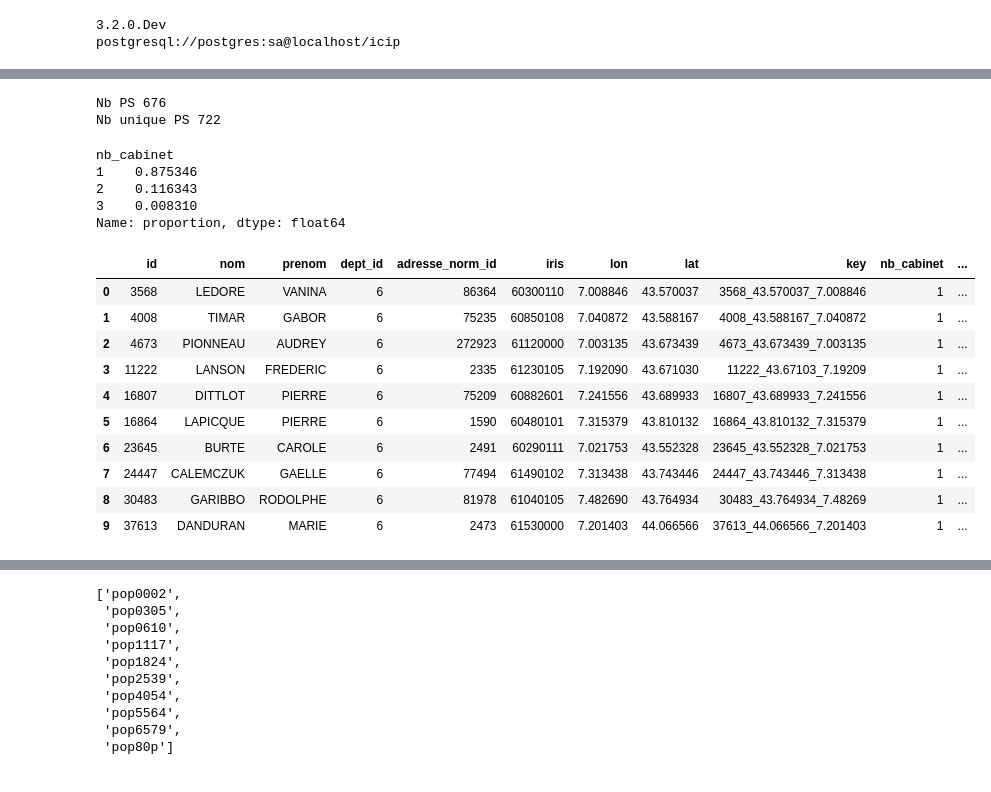
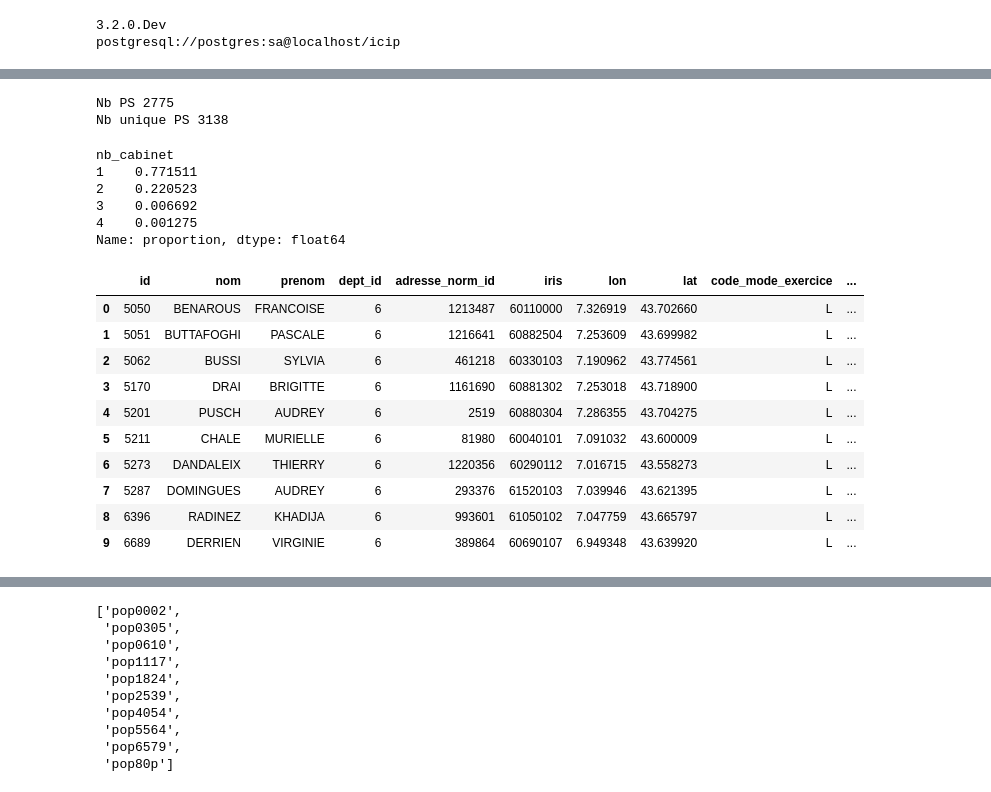
Before and after one commit to cyrilvincent/skema, a Jupyter notebook: apl/apl.ipynb, the cells around one changed output, grey strips where cells are left out. Drawn from its saved outputs; the diff is of its cells as text; code cells hidden in the pictures.

Commit message:
specialite>=21 end

```diff
--- a/apl/apl.ipynb
+++ b/apl/apl.ipynb
@@ -11,7 +11,7 @@ pd.options.mode.copy_on_write = True
 3.2.0.Dev
 postgresql://postgres:sa@localhost/icip
 # %%
-specialite=10
+specialite=21
 year=23
 dept=6
 source="PA"
@@ -42,9 +42,10 @@ group by ps.id, c.id, an.id, i.id
     print(f"Quering PS for year {year} and specialite {specialite}")
     return pd.read_sql(sql, config.connection_string)
 # %%
-def get_pa(year, specialite):
-    sql = f"""
-select pa.id, pa.nom, pa.prenom, an.dept_id, an.id adresse_norm_id, i.id iris, an.lon, an.lat
+def get_pa(year, specialite, is_medecin=True):
+    if is_medecin:
+        sql = f"""
+select pa.id, pa.nom, pa.prenom, an.dept_id, an.id adresse_norm_id, i.id iris, an.lon, an.lat, ps.code_mode_exercice
 from apl.ps_libreacces ps
 join personne_activite pa on pa.inpp=ps.inpp
 join pa_adresse_norm_date_source pands on pands.personne_activite_id=pa.id and pands.date_source_id=ps.date_source_id
@@ -61,7 +62,25 @@ and ps.code_mode_exercice='L'
 and ds.annee={year}
 and pands.adresse_norm_id is not null
 and an.dept_id={dept}
-group by pa.id, an.id, i.id
+group by pa.id, an.id, i.id, ps.code_mode_exercice
+"""
+    else:
+        sql = f"""
+select pa.id, pa.nom, pa.prenom, an.dept_id, an.id adresse_norm_id, i.id iris, an.lon, an.lat, ps.code_mode_exercice
+from apl.ps_libreacces ps
+join personne_activite pa on pa.inpp=ps.inpp
+join pa_adresse_norm_date_source pands on pands.personne_activite_id=pa.id and pands.date_source_id=ps.date_source_id
+join profession_code_profession pcp on pcp.code_profession_id=ps.code_profession
+join specialite_profession sp on sp.profession_id=pcp.profession_id
+join adresse_norm an on an.id=pands.adresse_norm_id
+join date_source ds on ds.id=pands.date_source_id
+join iris.iris i on i.code=an.iris
+where sp.specialite_id={specialite}
+and ps.code_mode_exercice='L'
+and ds.annee={year}
+and pands.adresse_norm_id is not null
+and an.dept_id={dept}
+group by pa.id, an.id, i.id, ps.code_mode_exercice
 """
     print(f"Quering PA for year {year} and specialite {specialite}")
     print(sql)
@@ -71,7 +90,7 @@ def get_by_source(year, specialite, source):
     if source=="PS":
         return get_ps(year, specialite)
     elif source=="PA":
-        return get_pa(year, specialite)
+        return get_pa(year, specialite, specialite<=20)
     else:
         raise ValueError(f"Bad source: {source}")
 # %%
@@ -117,34 +133,36 @@ unique_ps = df.groupby(["id", "lon", "lat"])
 print(f"Nb PS {nb_ps}")
 print(f"Nb unique PS {len(unique_ps)}")
 # %% [output]
-Nb PS 676
-Nb unique PS 722
+Nb PS 2775
+Nb unique PS 3138
 # %%
 df["key"] = df["id"].astype(str) + "_" + df["lat"].astype(str) + "_" + df["lon"].astype(str)
-df["nb_cabinet"] = df.groupby("id")["key"].transform("nunique")
+df["nb_cabinet"] = df.groupby(["id"])["key"].transform("nunique")
 df["nb_cabinet"].value_counts(normalize=True)
 # %% [output]
 nb_cabinet
-1    0.875346
-2    0.116343
-3    0.008310
+1    0.771511
+2    0.220523
+3    0.006692
+4    0.001275
 Name: proportion, dtype: float64
 # %%
 df["weight"] = 1 / df["nb_cabinet"]
+df = df[df["code_mode_exercice"]=="L"]
 df["nb"] = df.groupby("iris")["weight"].transform("sum")
 df.head(10)
 # %% [output]
-|  | id | nom | prenom | dept_id | adresse_norm_id | iris | lon | lat | key | nb_cabinet | ... |
-| 0 | 3568 | LEDORE | VANINA | 6 | 86364 | 60300110 | 7.008846 | 43.570037 | 3568_43.570037_7.008846 | 1 | ... |
-| 1 | 4008 | TIMAR | GABOR | 6 | 75235 | 60850108 | 7.040872 | 43.588167 | 4008_43.588167_7.040872 | 1 | ... |
-| 2 | 4673 | PIONNEAU | AUDREY | 6 | 272923 | 61120000 | 7.003135 | 43.673439 | 4673_43.673439_7.003135 | 1 | ... |
-| 3 | 11222 | LANSON | FREDERIC | 6 | 2335 | 61230105 | 7.192090 | 43.671030 | 11222_43.67103_7.19209 | 1 | ... |
-| 4 | 16807 | DITTLOT | PIERRE | 6 | 75209 | 60882601 | 7.241556 | 43.689933 | 16807_43.689933_7.241556 | 1 | ... |
-| 5 | 16864 | LAPICQUE | PIERRE | 6 | 1590 | 60480101 | 7.315379 | 43.810132 | 16864_43.810132_7.315379 | 1 | ... |
-| 6 | 23645 | BURTE | CAROLE | 6 | 2491 | 60290111 | 7.021753 | 43.552328 | 23645_43.552328_7.021753 | 1 | ... |
-| 7 | 24447 | CALEMCZUK | GAELLE | 6 | 77494 | 61490102 | 7.313438 | 43.743446 | 24447_43.743446_7.313438 | 1 | ... |
-| 8 | 30483 | GARIBBO | RODOLPHE | 6 | 81978 | 61040105 | 7.482690 | 43.764934 | 30483_43.764934_7.48269 | 1 | ... |
-| 9 | 37613 | DANDURAN | MARIE | 6 | 2473 | 61530000 | 7.201403 | 44.066566 | 37613_44.066566_7.201403 | 1 | ... |
+|  | id | nom | prenom | dept_id | adresse_norm_id | iris | lon | lat | code_mode_exercice | ... |
+| 0 | 5050 | BENAROUS | FRANCOISE | 6 | 1213487 | 60110000 | 7.326919 | 43.702660 | L | ... |
+| 1 | 5051 | BUTTAFOGHI | PASCALE | 6 | 1216641 | 60882504 | 7.253609 | 43.699982 | L | ... |
+| 2 | 5062 | BUSSI | SYLVIA | 6 | 461218 | 60330103 | 7.190962 | 43.774561 | L | ... |
+| 3 | 5170 | DRAI | BRIGITTE | 6 | 1161690 | 60881302 | 7.253018 | 43.718900 | L | ... |
+| 4 | 5201 | PUSCH | AUDREY | 6 | 2519 | 60880304 | 7.286355 | 43.704275 | L | ... |
+| 5 | 5211 | CHALE | MURIELLE | 6 | 81980 | 60040101 | 7.091032 | 43.600009 | L | ... |
+| 6 | 5273 | DANDALEIX | THIERRY | 6 | 1220356 | 60290112 | 7.016715 | 43.558273 | L | ... |
+| 7 | 5287 | DOMINGUES | AUDREY | 6 | 293376 | 61520103 | 7.039946 | 43.621395 | L | ... |
+| 8 | 6396 | RADINEZ | KHADIJA | 6 | 993601 | 61050102 | 7.047759 | 43.665797 | L | ... |
+| 9 | 6689 | DERRIEN | VIRGINIE | 6 | 389864 | 60690107 | 6.949348 | 43.639920 | L | ... |
 # %%
 df = df.sort_values(by='iris')
 df = df.drop_duplicates(subset=['iris', 'nb'])
```
Also changed, not shown: parts of 29 cells of this notebook, 8 other files.
